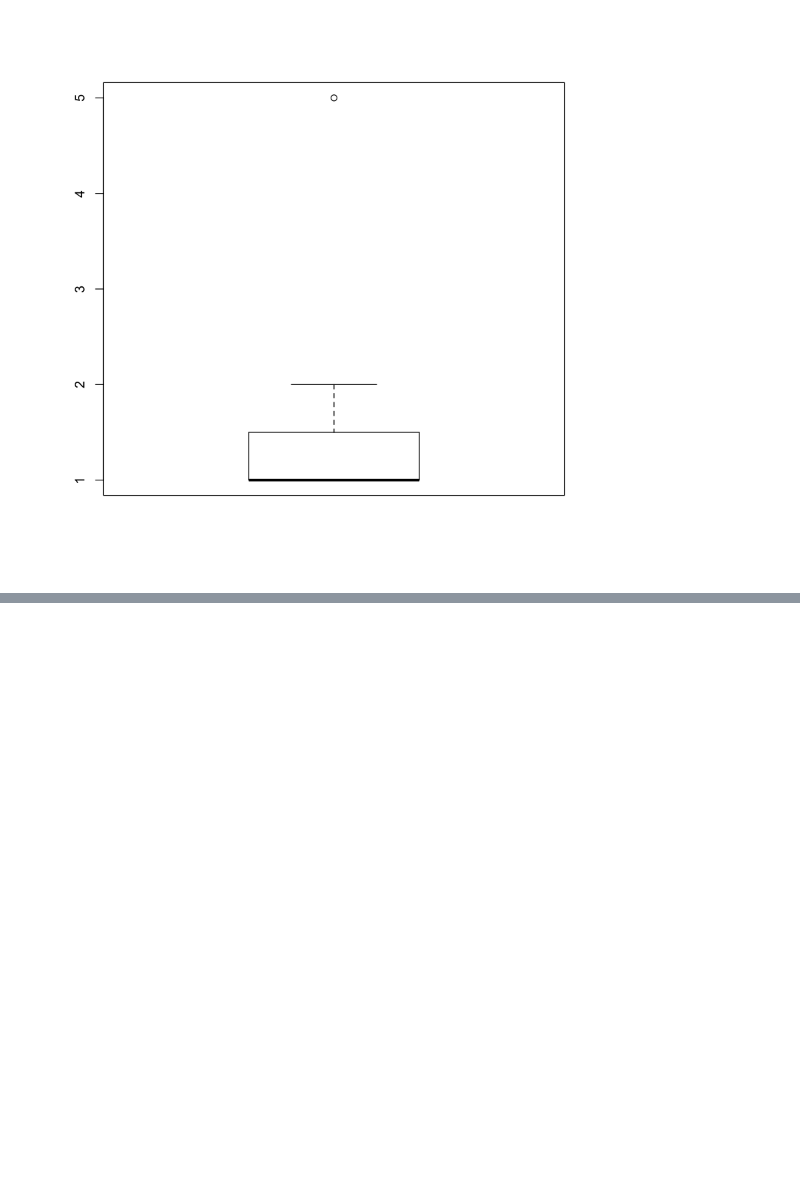
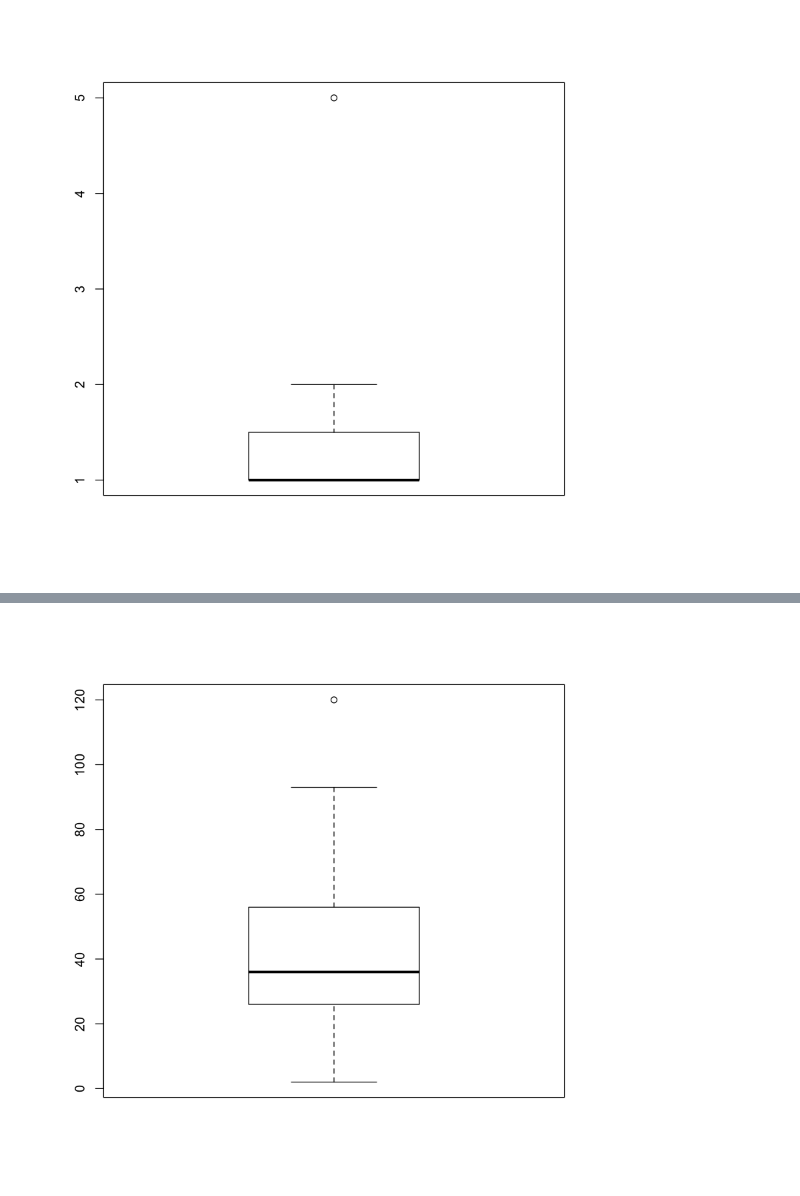
Before and after one commit to monargent0/TJRrrClass, a Jupyter notebook: 12. 데이터 시각화 2.ipynb, the cells around one changed output, grey strips where cells are left out. Cells and saved outputs as stored; diff of their text form; code cells hidden in the pictures; blank space fills up the shorter version.

```diff
--- a/12. 데이터 시각화 2.ipynb
+++ b/12. 데이터 시각화 2.ipynb
@@ -126,0 +158,6 @@ boxplot(def) # 위에 점 하나 찍힌게 이상치
+# %%
+par( bg = 'white')
+boxplot(cars$dist)
+# 특이치 커버 가능한
+# %% [output]
+[figure, added]
```
Also changed, not shown: parts of 14 cells of this notebook, 1 other file.
